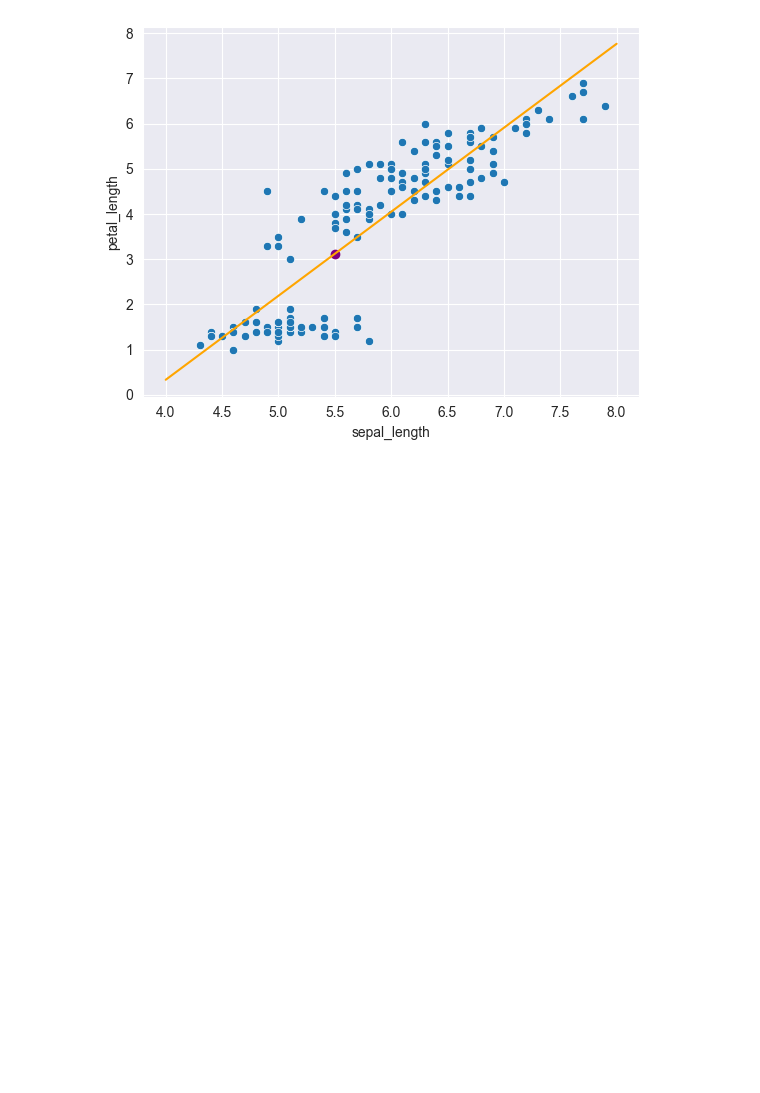
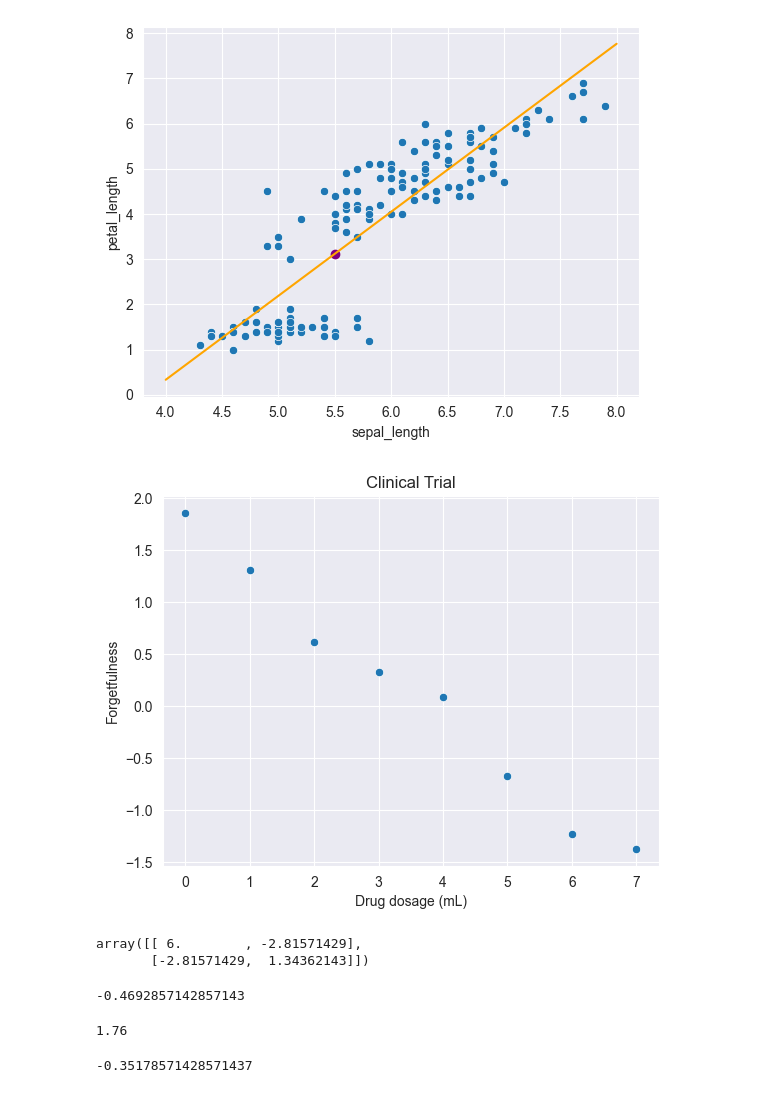
Before and after one commit to PanthThakkar/Essentials_of_Machine_Learning, a Jupyter notebook: Statistics.ipynb, the cells around one changed output. Drawn from its saved outputs; the diff is of its cells as text; code cells hidden in the pictures; blank space fills up the shorter version.

```diff
--- a/Statistics.ipynb
+++ b/Statistics.ipynb
@@ -623,3 +623,26 @@ _ = plt.scatter(x_i, y_i, marker='o', color='purple')
 # %%
 x = np.array([0, 1, 2, 3, 4, 5, 6, 7.])
 y = np.array([1.86, 1.31, .62, .33, .09, -.67, -1.23, -1.37])
+# %%
+sns.scatterplot(x=x, y=y)
+plt.title("Clinical Trial")
+plt.xlabel("Drug dosage (mL)")
+_ = plt.ylabel("Forgetfulness")
+# %% [output]
+[figure, added]
+# %%
+cov_mat = np.cov(x, y)
+cov_mat
+# %% [output]
+array([[ 6.        , -2.81571429],
+       [-2.81571429,  1.34362143]])
+# %%
+beta1 = cov_mat[0,1]/cov_mat[0,0]
+beta1
+# %% [output]
+-0.4692857142857143
+# %%
+beta0 = y.mean() - beta1*x.mean()
+beta0
+# %% [output]
+1.76
@@ -625,0 +654,5 @@ y = np.array([1.86, 1.31, .62, .33, .09, -.67, -1.23, -1.37])
+# %%
+y_i = beta0 + beta1*x_i
+y_i
+# %% [output]
+-0.35178571428571437
```
Also changed, not shown: parts of 14 cells of this notebook.
